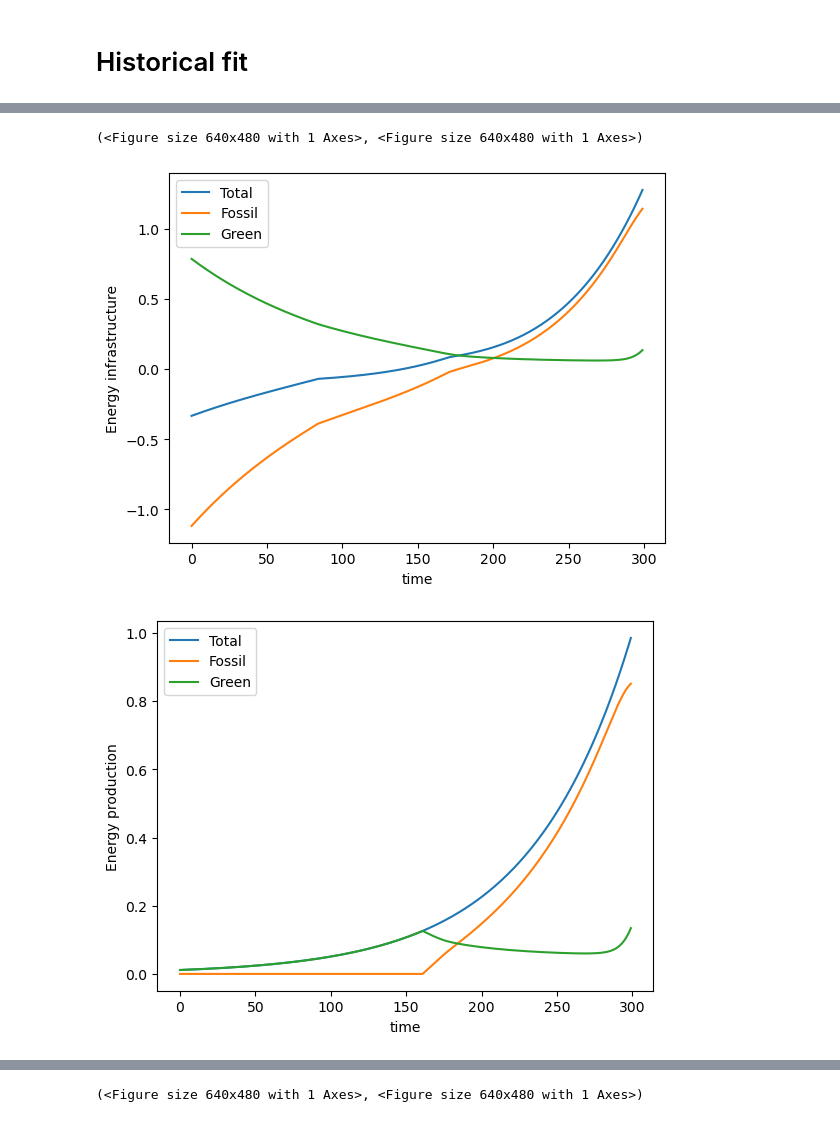
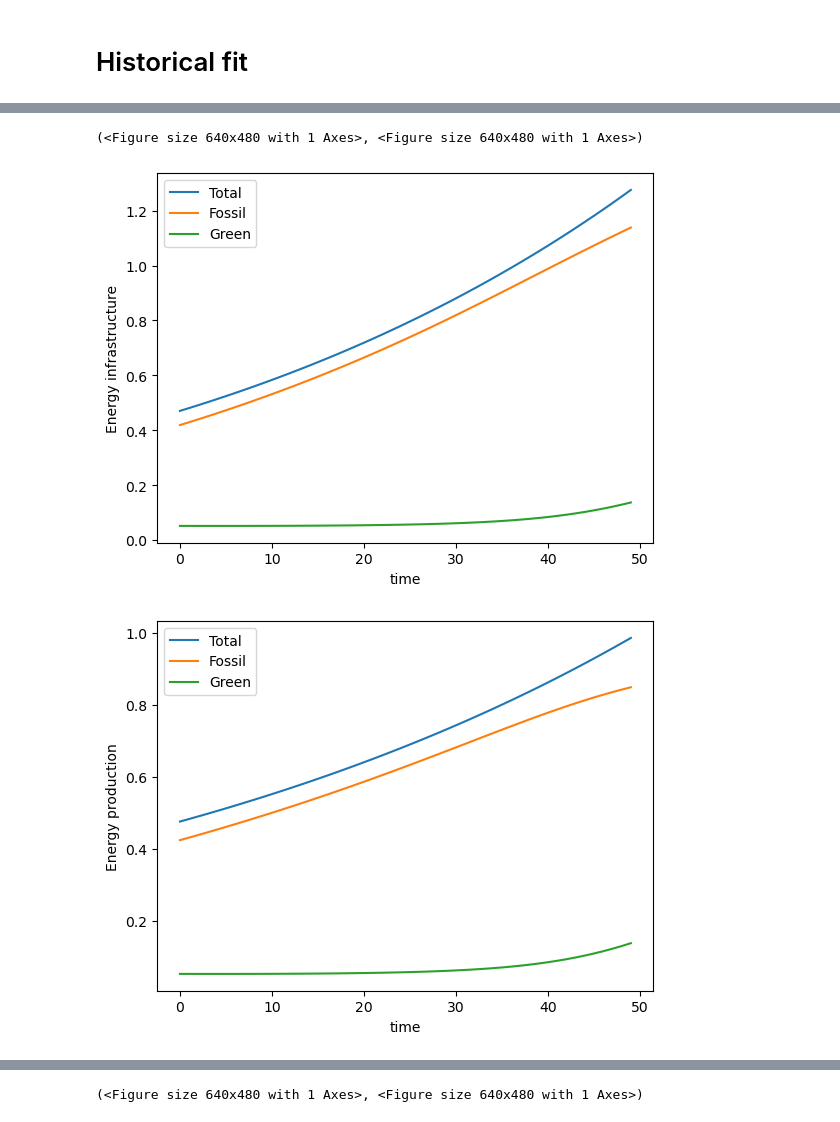
Before and after one commit to fedef17/Spectre, a Jupyter notebook: sm_historical.ipynb, the cells around one changed output, grey strips where cells are left out. Drawn from its saved outputs; the diff is of its cells as text; code cells hidden in the pictures.

Commit message:
Updated beta function, run_model notebook

```diff
--- a/sm_historical.ipynb
+++ b/sm_historical.ipynb
@@ -15,7 +15,7 @@ reload(lef)
 # Historical fit
 # %%
 params = lef.default_params.copy()
-params['beta_0'] = -0.25
+params['beta_0'] = -0.3
 params['gamma_g'] = 0.65
 params['growth'] = 0.015
 params['delta_g'] = 0.01
@@ -25,7 +25,7 @@ inicond = {'Y_ini' : 1, 'Kg_ini' : lef.Eg_ratio_ok[-1]/100, 'Kf_ini' : 1-lef.Eg_
 
 n_iter = 300
 # %%
-resu = lef.run_model(inicond = inicond, params = params, n_iter = n_iter, run_backwards = True, verbose = True)
+resu = lef.run_model(inicond = inicond, params = params, n_iter = 50, run_backwards = True, verbose = True, raise_bnd_err = False)
 lef.plot_resu(resu)
 #lef.plot_resuvsobs(resu)
 
@@ -51,3 +51,3 @@ ITeration: 1
 (<Figure size 640x480 with 1 Axes>, <Figure size 640x480 with 1 Axes>)
-[figure, old version]
+[figure, new version]
-[figure, old version]
+[figure, new version]
```
Also changed, not shown: parts of 5 cells of this notebook, 3 other files.
